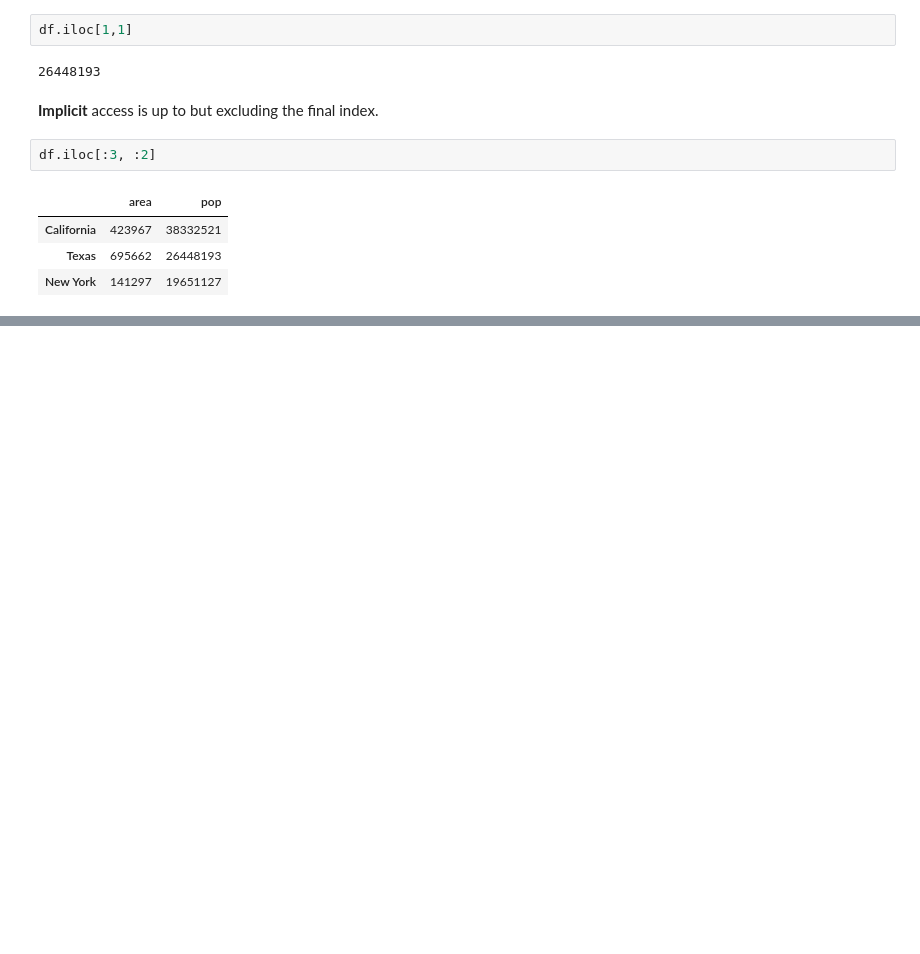
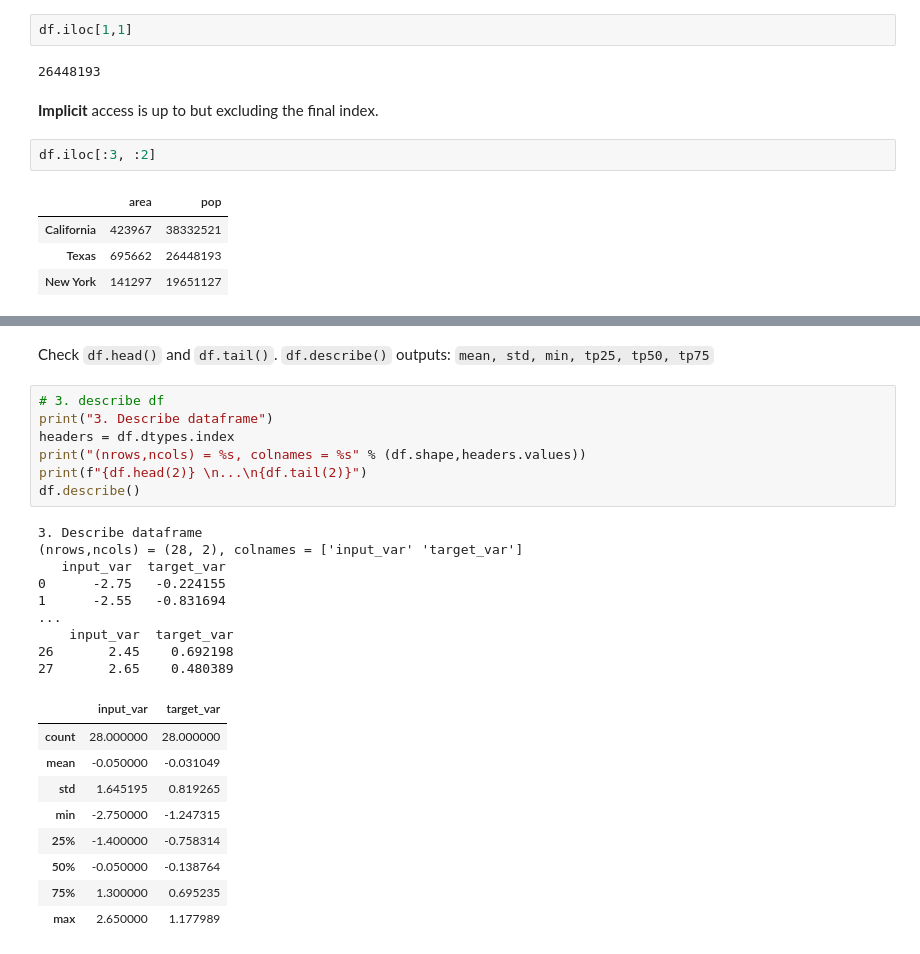
Before and after one commit to malminhas/data-analytics, a Jupyter notebook: pandas-basics-playbook2.ipynb, the cells around one changed output, grey strips where cells are left out. Saved outputs shown, nothing was run; the diff lists cells and outputs as text; blank space fills up the shorter version.

```diff
--- a/pandas-basics-playbook2.ipynb
+++ b/pandas-basics-playbook2.ipynb
@@ -270,0 +301,28 @@ df.iloc[:3, :2]
+# %% [markdown]
+Check `df.head()` and `df.tail()`. `df.describe()` outputs: `mean, std, min, tp25, tp50, tp75`
+# %%
+# 3. describe df
+print("3. Describe dataframe")
+headers = df.dtypes.index
+print("(nrows,ncols) = %s, colnames = %s" % (df.shape,headers.values))
+print(f"{df.head(2)} \n...\n{df.tail(2)}")
+df.describe()
+# %% [output]
+3. Describe dataframe
+(nrows,ncols) = (28, 2), colnames = ['input_var' 'target_var']
+   input_var  target_var
+0      -2.75   -0.224155
+1      -2.55   -0.831694
+...
+    input_var  target_var
+26       2.45    0.692198
+27       2.65    0.480389
+|  | input_var | target_var |
+| count | 28.000000 | 28.000000 |
+| mean | -0.050000 | -0.031049 |
+| std | 1.645195 | 0.819265 |
+| min | -2.750000 | -1.247315 |
+| 25% | -1.400000 | -0.758314 |
+| 50% | -0.050000 | -0.138764 |
+| 75% | 1.300000 | 0.695235 |
+| max | 2.650000 | 1.177989 |
```
Also changed, not shown: parts of 13 cells of this notebook.
